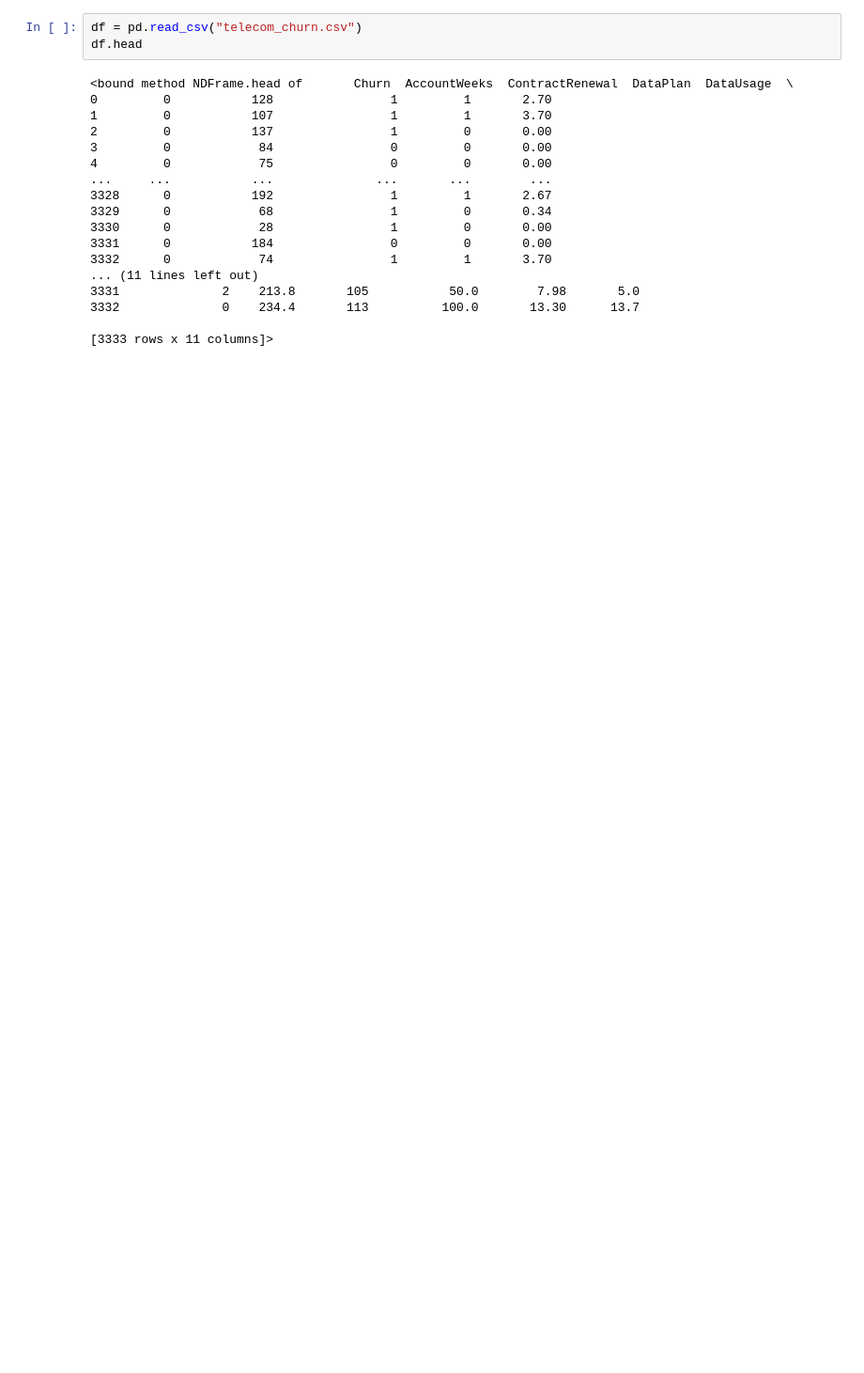
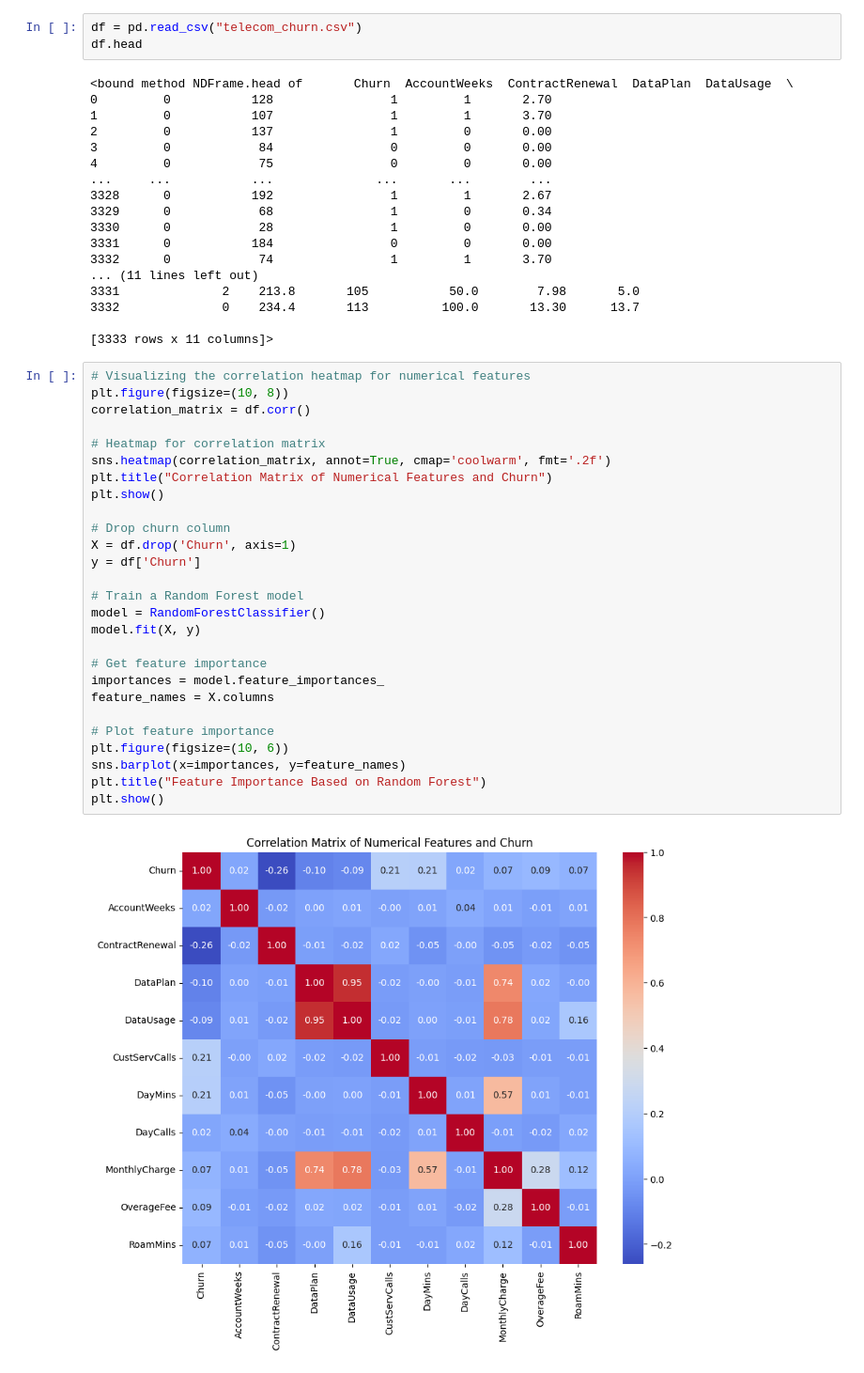
Before and after one commit to isakcarrero/machine_learning_d, a Jupyter notebook: project.ipynb, the cells around one changed output. Shown: that part at 94% size. Saved outputs shown, nothing was run; the diff lists cells and outputs as text; blank space fills up the shorter version.

Commit message:
add show correlation matrix and feature importance

```diff
--- a/project.ipynb
+++ b/project.ipynb
@@ -21,3 +25,32 @@ df.head
 3332              0    234.4       113          100.0       13.30      13.7
 
 [3333 rows x 11 columns]>
+# %%
+# Visualizing the correlation heatmap for numerical features
+plt.figure(figsize=(10, 8))
+correlation_matrix = df.corr()
+
+# Heatmap for correlation matrix
+sns.heatmap(correlation_matrix, annot=True, cmap='coolwarm', fmt='.2f')
+plt.title("Correlation Matrix of Numerical Features and Churn")
+plt.show()
+
+# Drop churn column
+X = df.drop('Churn', axis=1)
+y = df['Churn']
+
+# Train a Random Forest model
+model = RandomForestClassifier()
+model.fit(X, y)
+
+# Get feature importance
+importances = model.feature_importances_
+feature_names = X.columns
+
+# Plot feature importance
+plt.figure(figsize=(10, 6))
+sns.barplot(x=importances, y=feature_names)
+plt.title("Feature Importance Based on Random Forest")
+plt.show()
+# %% [output]
+[figure, added]
```
Also changed, not shown: parts of 3 cells of this notebook.
